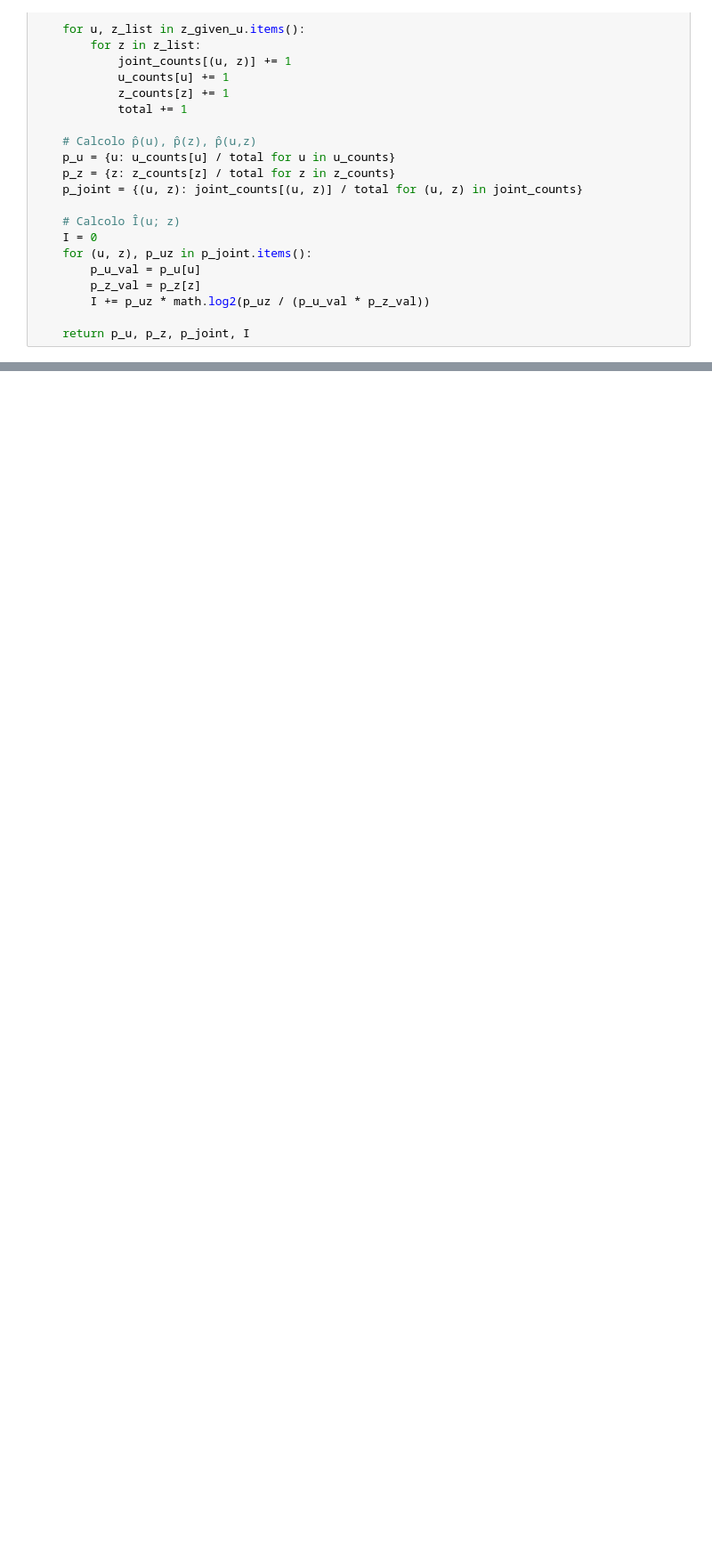
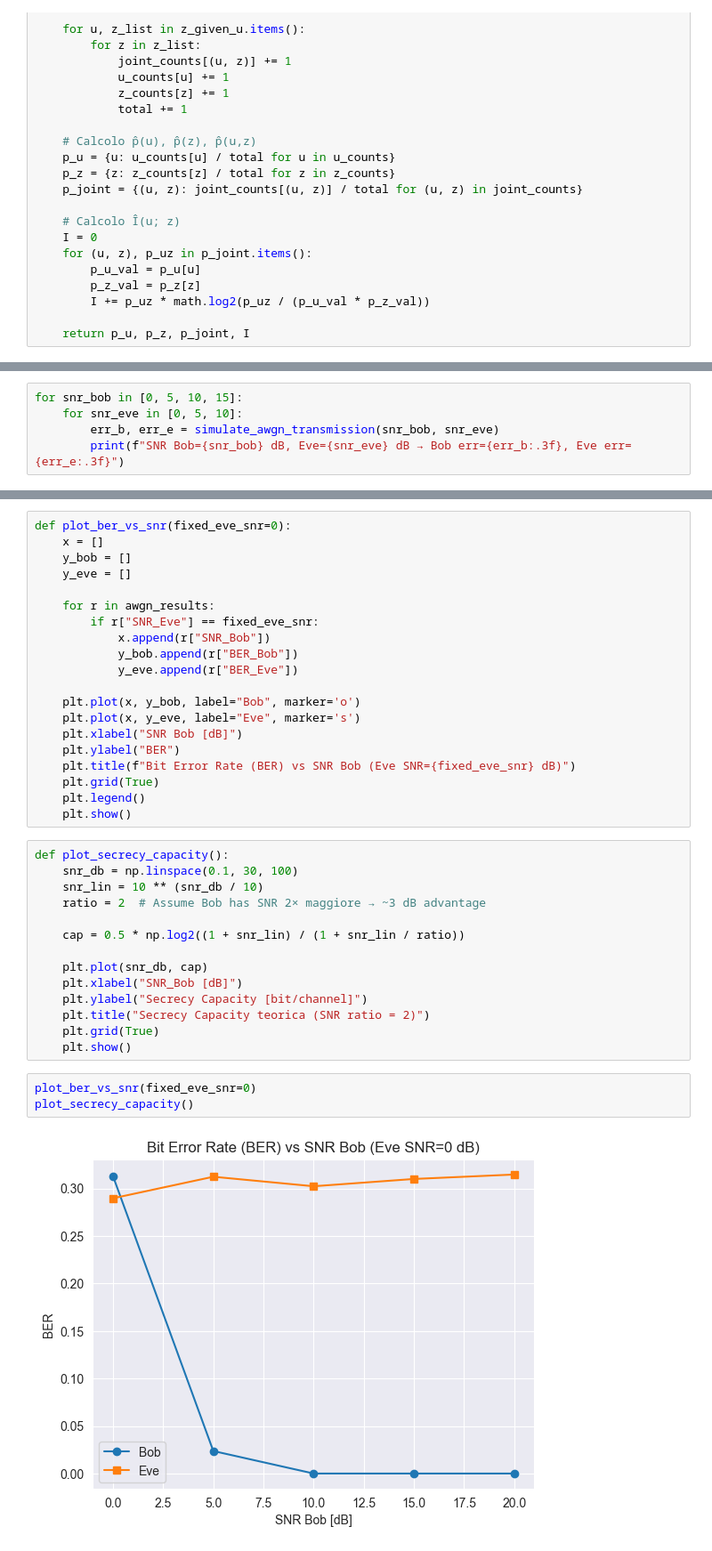
Before and after one commit to Symon02/Information-Security, a Jupyter notebook: lab2/nb.ipynb, the cells around one changed output, grey strips where cells are left out. Shown at 89% size. Cells and saved outputs as stored; diff of their text form; blank space fills up the shorter version.

```diff
--- a/lab2/nb.ipynb
+++ b/lab2/nb.ipynb
@@ -341,0 +646,5 @@ Mutua informazione empirica Î(u; z) = 0.039644 bits
+# %%
+for snr_bob in [0, 5, 10, 15]:
+    for snr_eve in [0, 5, 10]:
+        err_b, err_e = simulate_awgn_transmission(snr_bob, snr_eve)
+        print(f"SNR Bob={snr_bob} dB, Eve={snr_eve} dB → Bob err={err_b:.3f}, Eve err={err_e:.3f}")
@@ -341,0 +769,39 @@ Mutua informazione empirica Î(u; z) = 0.039644 bits
+# %%
+def plot_ber_vs_snr(fixed_eve_snr=0):
+    x = []
+    y_bob = []
+    y_eve = []
+
+    for r in awgn_results:
+        if r["SNR_Eve"] == fixed_eve_snr:
+            x.append(r["SNR_Bob"])
+            y_bob.append(r["BER_Bob"])
+            y_eve.append(r["BER_Eve"])
+
+    plt.plot(x, y_bob, label="Bob", marker='o')
+    plt.plot(x, y_eve, label="Eve", marker='s')
+    plt.xlabel("SNR Bob [dB]")
+    plt.ylabel("BER")
+    plt.title(f"Bit Error Rate (BER) vs SNR Bob (Eve SNR={fixed_eve_snr} dB)")
+    plt.grid(True)
+    plt.legend()
+    plt.show()
+# %%
+def plot_secrecy_capacity():
+    snr_db = np.linspace(0.1, 30, 100)
+    snr_lin = 10 ** (snr_db / 10)
+    ratio = 2  # Assume Bob has SNR 2× maggiore → ~3 dB advantage
+
+    cap = 0.5 * np.log2((1 + snr_lin) / (1 + snr_lin / ratio))
+
+    plt.plot(snr_db, cap)
+    plt.xlabel("SNR_Bob [dB]")
+    plt.ylabel("Secrecy Capacity [bit/channel]")
+    plt.title("Secrecy Capacity teorica (SNR ratio = 2)")
+    plt.grid(True)
+    plt.show()
+# %%
+plot_ber_vs_snr(fixed_eve_snr=0)
+plot_secrecy_capacity()
+# %% [output]
+[figure, added]
```
Also changed, not shown: parts of 40 cells of this notebook.
